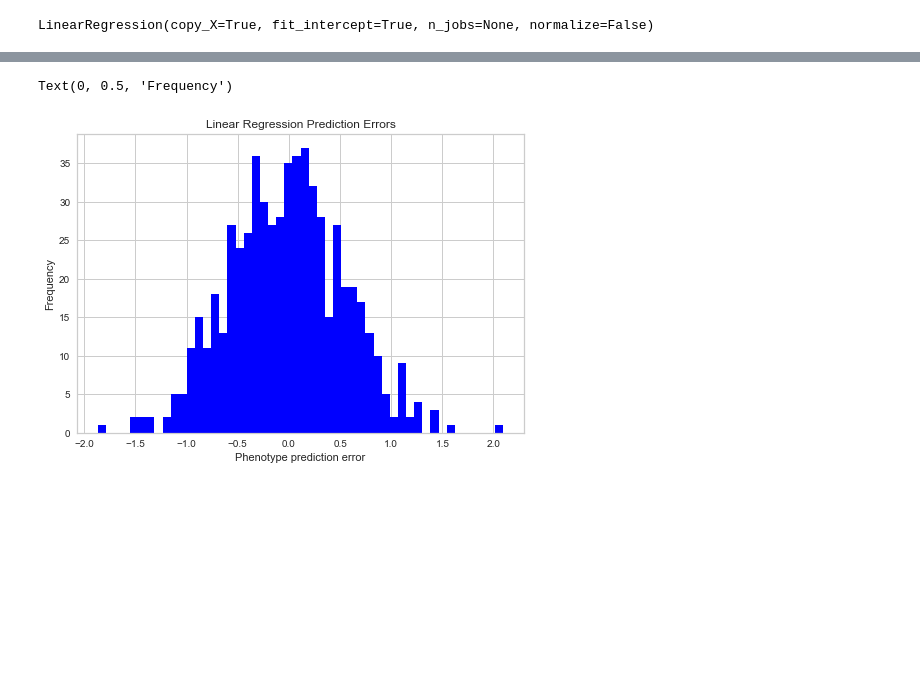
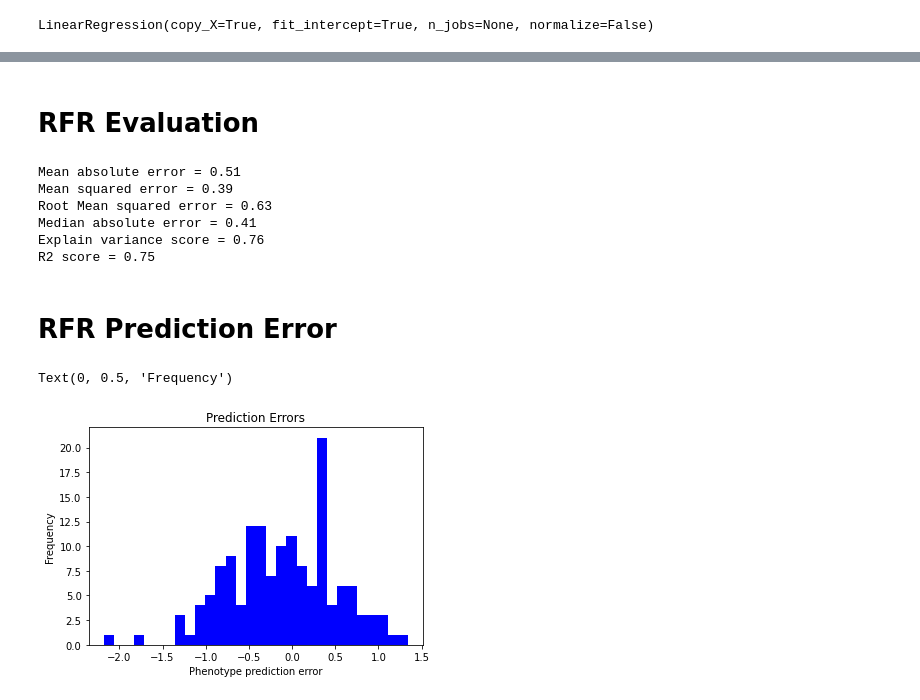
Before and after one commit to KevinDelao/UCLA_Summer_Project, a Jupyter notebook: UCLA_Summer_Code.ipynb, the cells around one changed output, grey strips where cells are left out. Saved outputs shown, nothing was run; the diff lists cells and outputs as text; code cells hidden in the pictures; blank space fills up the shorter version.

```diff
--- a/UCLA_Summer_Code.ipynb
+++ b/UCLA_Summer_Code.ipynb
@@ -11,0 +47,28 @@ from sklearn.linear_model import LinearRegression
+# %%
+def trait_simulation_twoloci_nocorr(samples_n, loci_m,var_g,var_e):
+    f_M = np.random.uniform(0,1,loci_m)
+    G = np.random.binomial(n=2,p = f_M, size = (samples_n,loci_m))
+    G = preprocessing.scale(G, axis=0)
+    #two random numbers without replacement
+    loci = random.sample(range(0,loci_m), 2)
+    SNP1 = G[:,loci[0]]
+    SNP2 = G[:,loci[1]]
+    #doesnt matter which SNP we choose from since their both same length
+    individuals = len(SNP1)
+    mean = 0
+    sigma_b = sqrt(var_g)
+    sigma_e = sqrt(var_e)
+    b_i_SNP1 = np.random.normal(0, sigma_b)
+    b_i_SNP2 = np.random.normal(0, sigma_b)
+    Y_n = np.zeros((individuals, 1))
+    for k in range(0, individuals):
+        #each individual will have a random e_j(noise) value
+        e_j = np.random.normal(0, sigma_e)
+        #G1 and G2 will be the jth individual from our SNP1 and SNP 2 for the loci
+        G1 = SNP1[k]
+        G2 = SNP2[k]
+        Y_j = G1*b_i_SNP1+G2*b_i_SNP2 + e_j
+        Y_n[k] = Y_j
+    H= var_g/(var_g+var_e)
+    G = np.append(G, Y_n, axis=1)
+    return G,samples_n,loci_m
@@ -12 +81,3 @@ from sklearn.linear_model import LinearRegression
+# %%
+G2, samples_n,loci_m = trait_simulation_twoloci_nocorr(500,20,.7,.3)
 # %%
@@ -130,9 +139,9 @@ plt.show(block = False)
 # %%
 #split data into test and train
-X = G[:,0:len(G[0])-2]
+X = G2[:,0:len(G2[0])-2]
 
 #last column is the appended Y vector we predicted
-y = G[:,len(G[0])-1]
+y = G2[:,len(G2[0])-1]
 
-#split the data
+#split the data, 70% training
 x_train, x_test, y_train, y_test = train_test_split(X, y, test_size=0.3, random_state=7)
@@ -214,9 +219,30 @@ plt.show()
+# %% [markdown]
+# RFR Evaluation
+# %%
+y_predict2 = forReg.predict(x_test)
+#Evaluate the regression model
+print("Mean absolute error =", round(metrics.mean_absolute_error(y_test, y_predict2), 2))
+print("Mean squared error =", round(metrics.mean_squared_error(y_test, y_predict2), 2))
+rmse = metrics.mean_squared_error(y_test, y_predict2)
+print("Root Mean squared error =", round(sqrt(rmse),2))
+print("Median absolute error =", round(metrics.median_absolute_error(y_test, y_predict2), 2))
+print("Explain variance score =", round(metrics.explained_variance_score(y_test, y_predict2), 2))
+print("R2 score =", round(metrics.r2_score(y_test, y_predict2), 2))
+# %% [output]
+Mean absolute error = 0.51
+Mean squared error = 0.39
+Root Mean squared error = 0.63
+Median absolute error = 0.41
+Explain variance score = 0.76
+R2 score = 0.75
+# %% [markdown]
+# RFR Prediction Error
 # %%
-diff = y_test - y_predict
-plt.hist(diff,bins = 50, color = 'blue')
-plt.title('Linear Regression Prediction Errors')
+diff = y_test - y_predict2
+plt.hist(diff,bins = 30, color = 'blue')
+plt.title('Prediction Errors')
 plt.xlabel('Phenotype prediction error')
 plt.ylabel('Frequency')
 # %% [output]
 Text(0, 0.5, 'Frequency')
-[figure, old version]
+[figure, new version]
```
Also changed, not shown: parts of 49 cells of this notebook.
